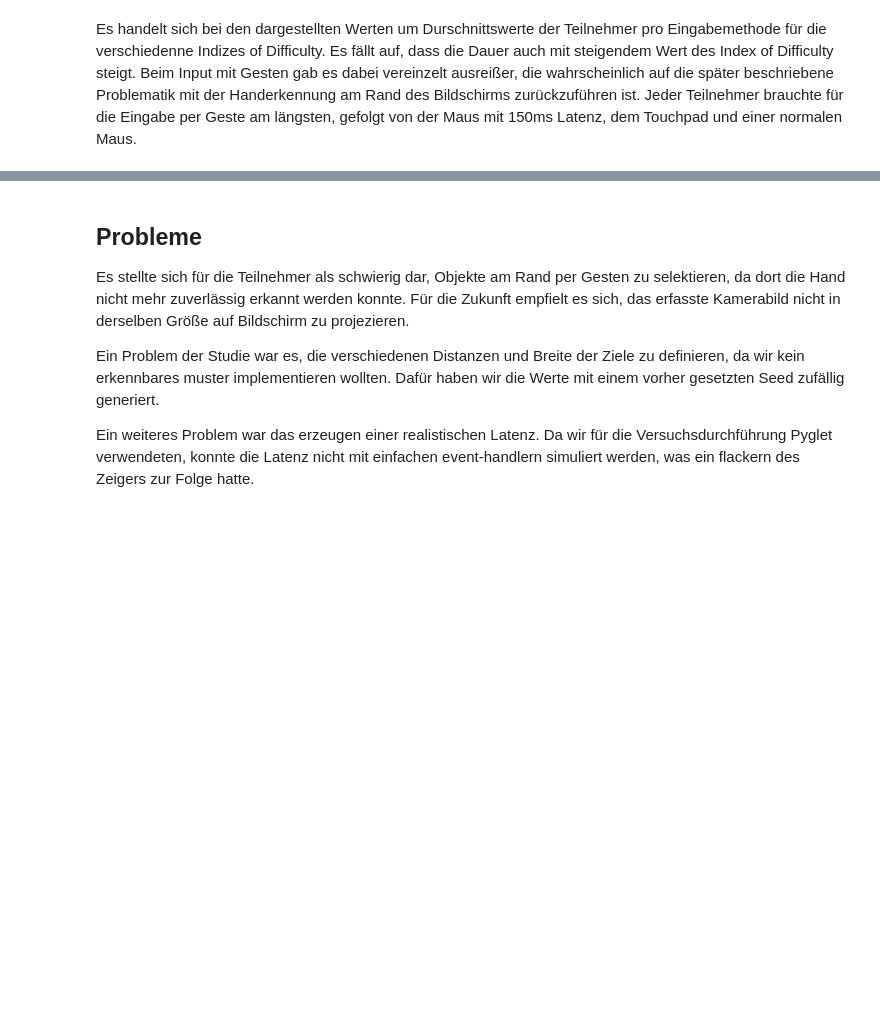
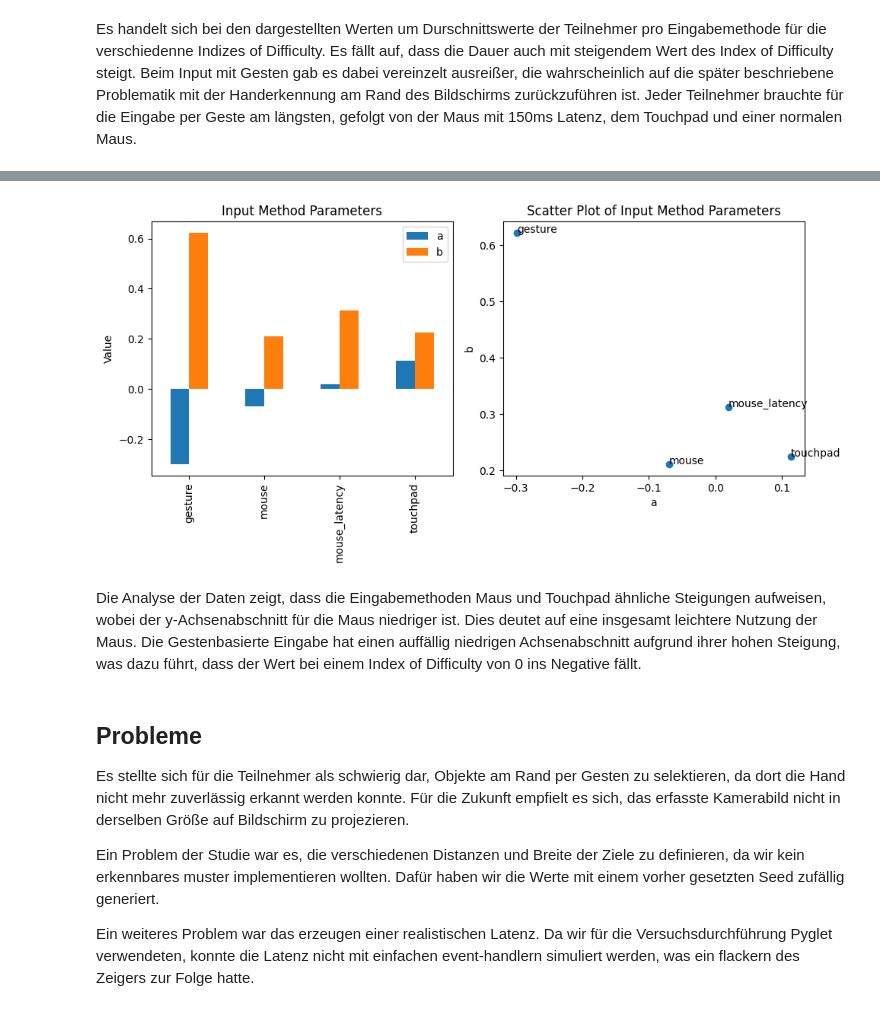
Before and after one commit to ITT-24/assignment-07-pointing-die-anderen, a Jupyter notebook: study.ipynb, the cells around one changed output, grey strips where cells are left out. Drawn from its saved outputs; the diff is of its cells as text; code cells hidden in the pictures; blank space fills up the shorter version.

```diff
--- a/study.ipynb
+++ b/study.ipynb
@@ -161,3 +164,28 @@ Input Method: mouse_latency - a: 0.01951024851590283, b: 0.31248716059439896
+# %%
+input_method_params = pd.DataFrame(input_method_params).T
+
+fig, axs = plt.subplots(1, 2, figsize=(10, 5))
+
+# Bar plot
+input_method_params.plot(kind='bar', ax=axs[0])
+axs[0].set_ylabel('Value')
+axs[0].set_title('Input Method Parameters')
+
+# Scatter plot
+axs[1].scatter(input_method_params['a'], input_method_params['b'])
+axs[1].set_xlabel('a')
+axs[1].set_ylabel('b')
+axs[1].set_title('Scatter Plot of Input Method Parameters')
+for i, txt in enumerate(input_method_params.index):
+    axs[1].annotate(txt, (input_method_params['a'].iat[i], input_method_params['b'].iat[i]))
+
+plt.tight_layout()
+plt.show()
+# %% [output]
+[figure, added]
+# %% [markdown]
+Die Analyse der Daten zeigt, dass die Eingabemethoden Maus und Touchpad ähnliche Steigungen aufweisen, wobei der y-Achsenabschnitt für die Maus niedriger ist. Dies deutet auf eine insgesamt leichtere Nutzung der Maus.
+Die Gestenbasierte Eingabe hat einen auffällig niedrigen Achsenabschnitt aufgrund ihrer hohen Steigung, was dazu führt, dass der Wert bei einem Index of Difficulty von 0 ins Negative fällt.
 # %% [markdown]
 ## Probleme
 
```
Also changed, not shown: parts of 2 cells of this notebook.
